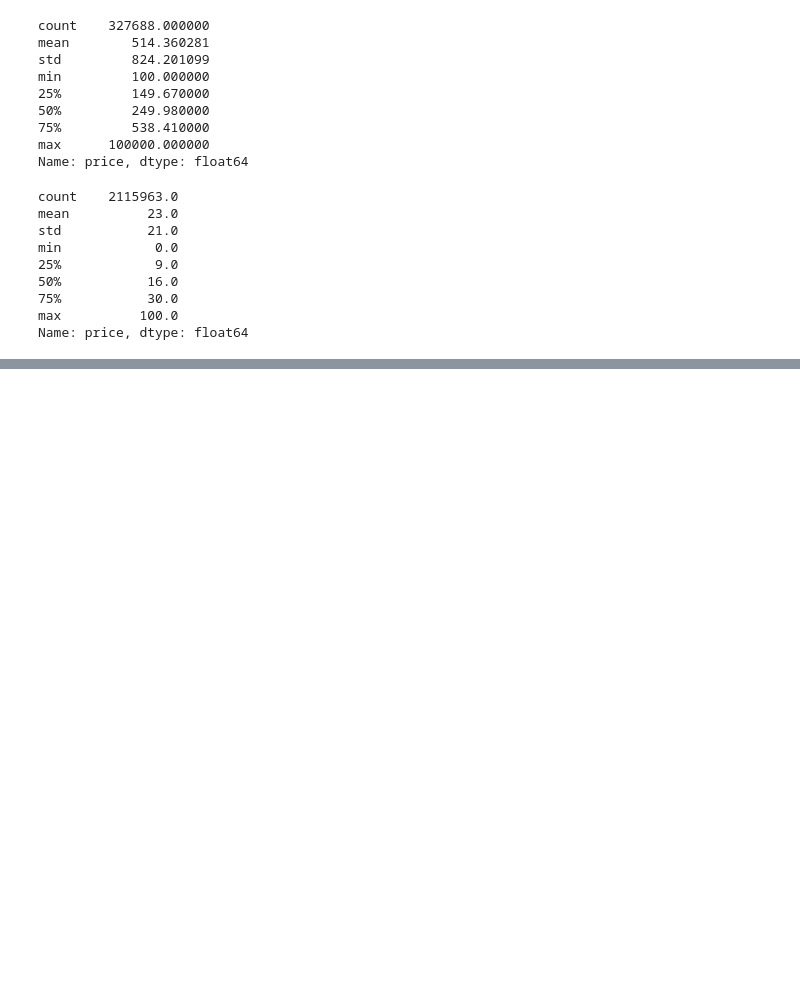
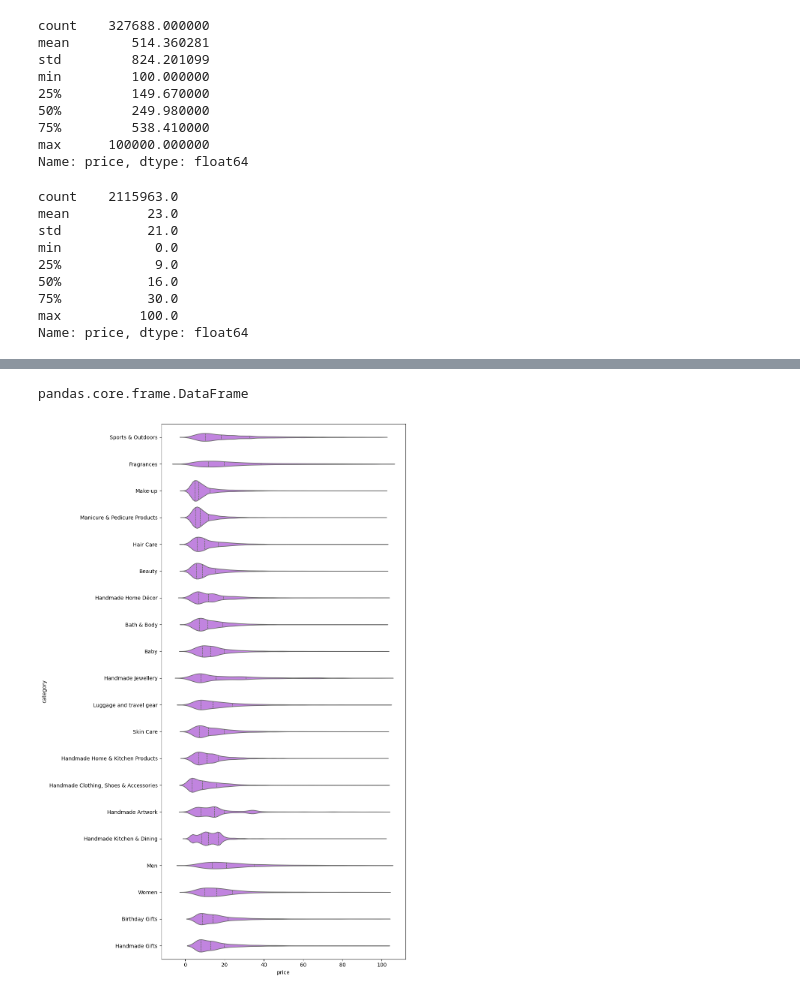
Before and after one commit to harmandeep2993/lab-eda-bivariate, a Jupyter notebook: lab-bivariate-eda.ipynb, the cells around one changed output, grey strips where cells are left out. Cells and saved outputs as stored; diff of their text form; code cells hidden in the pictures; blank space fills up the shorter version.

```diff
--- a/lab-bivariate-eda.ipynb
+++ b/lab-bivariate-eda.ipynb
@@ -360,0 +355,6 @@ crosstab_cat_price =
+# %%
+top20_cat_by_price = df['category'].value_counts().head(20).index
+
+df_top20_cat_by_price = df[df['category'].isin(top20_cat_by_price)]
+
+df_top20_cat_by_price.shape
@@ -360,0 +375,17 @@ crosstab_cat_price =
+# %%
+type(df_top20_cat_by_price)
+# %% [output]
+pandas.core.frame.DataFrame
+# %%
+plt.figure(figsize=(10,15))
+sns.violinplot(
+    data= df_top20_cat_by_price[['category','price']].sort_values(by='price'),
+    y = 'category',
+    x = 'price',
+    inner= 'quartile',
+    color="#C675EE0B"
+)
+plt.tight_layout()
+plt.show()
+# %% [output]
+[figure, added]
```
Also changed, not shown: parts of 42 cells of this notebook.
